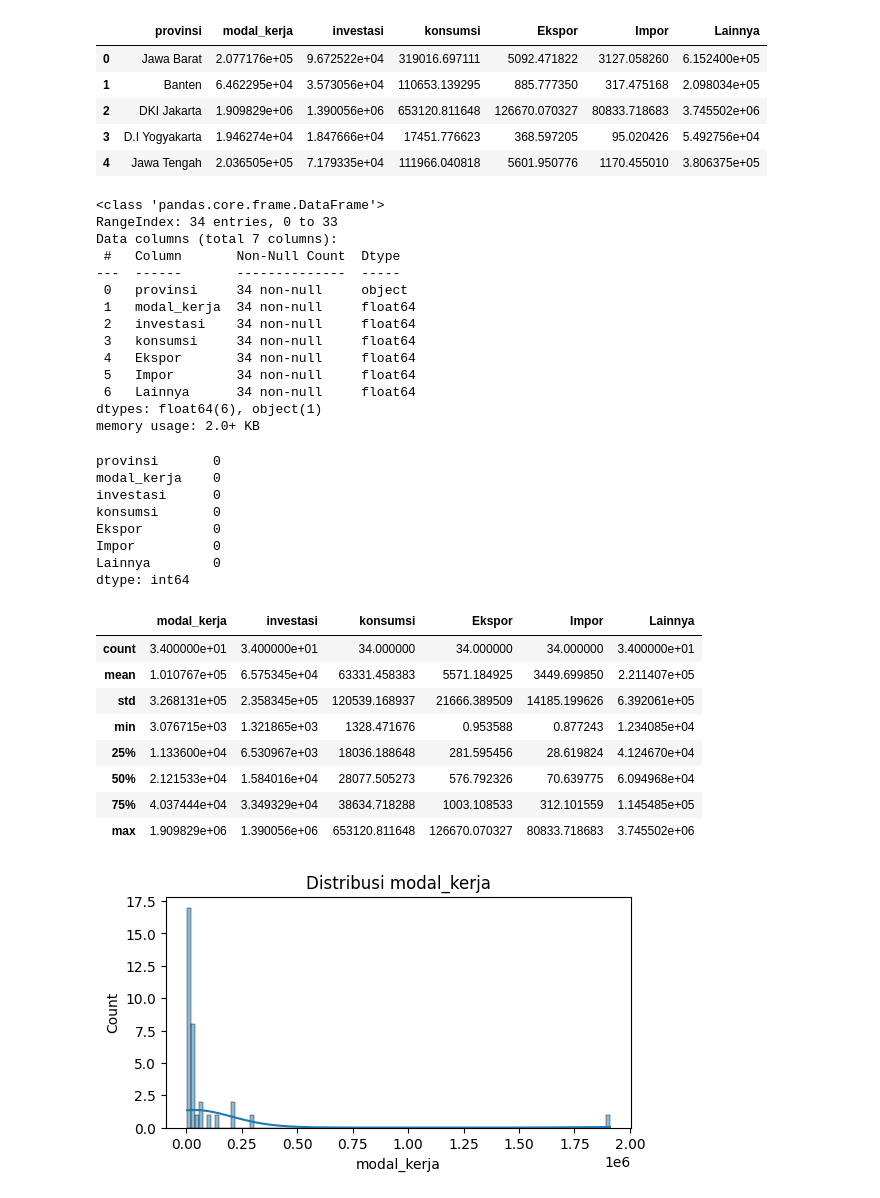
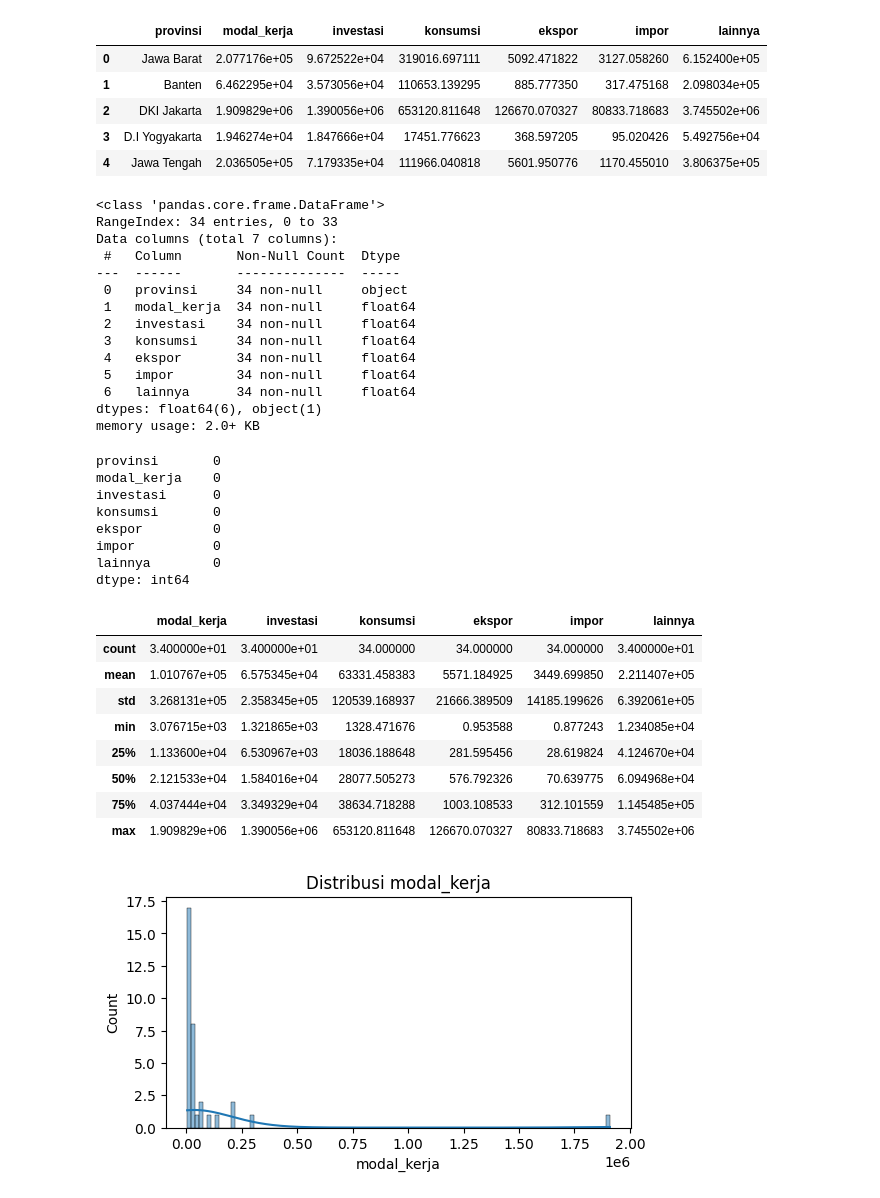
Before and after one commit to weyennn/kredit-segmentasi-abckmeans, a Jupyter notebook: EDA/eksplorasi_data_kredit.ipynb, the cells around one changed output. Cells and saved outputs as stored; diff of their text form; code cells hidden in the pictures.

```diff
--- a/EDA/eksplorasi_data_kredit.ipynb
+++ b/EDA/eksplorasi_data_kredit.ipynb
@@ -1,10 +1,10 @@
 # %%
 # Load Data
 import pandas as pd
-df = pd.read_csv("../data/processed/kredit_jp_op_features.csv")
+df = pd.read_csv("/Users/wayeien/Documents/JOB/Portofolio/github/credit-segmentation-indonesia/data/processed/kredit_jp_op_features.csv")
 df.head()
 # %% [output]
-|  | provinsi | modal_kerja | investasi | konsumsi | Ekspor | Impor | Lainnya |
+|  | provinsi | modal_kerja | investasi | konsumsi | ekspor | impor | lainnya |
 | 0 | Jawa Barat | 2.077176e+05 | 9.672522e+04 | 319016.697111 | 5092.471822 | 3127.058260 | 6.152400e+05 |
 | 1 | Banten | 6.462295e+04 | 3.573056e+04 | 110653.139295 | 885.777350 | 317.475168 | 2.098034e+05 |
 | 2 | DKI Jakarta | 1.909829e+06 | 1.390056e+06 | 653120.811648 | 126670.070327 | 80833.718683 | 3.745502e+06 |
@@ -24,24 +24,24 @@ Data columns (total 7 columns):
  1   modal_kerja  34 non-null     float64
  2   investasi    34 non-null     float64
  3   konsumsi     34 non-null     float64
- 4   Ekspor       34 non-null     float64
- 5   Impor        34 non-null     float64
- 6   Lainnya      34 non-null     float64
+ 4   ekspor       34 non-null     float64
+ 5   impor        34 non-null     float64
+ 6   lainnya      34 non-null     float64
 dtypes: float64(6), object(1)
 memory usage: 2.0+ KB
 provinsi       0
 modal_kerja    0
 investasi      0
 konsumsi       0
-Ekspor         0
-Impor          0
-Lainnya        0
+ekspor         0
+impor          0
+lainnya        0
 dtype: int64
 # %%
 # Statistik Deskriptif
 df.describe()
 # %% [output]
-|  | modal_kerja | investasi | konsumsi | Ekspor | Impor | Lainnya |
+|  | modal_kerja | investasi | konsumsi | ekspor | impor | lainnya |
 | count | 3.400000e+01 | 3.400000e+01 | 34.000000 | 34.000000 | 34.000000 | 3.400000e+01 |
 | mean | 1.010767e+05 | 6.575345e+04 | 63331.458383 | 5571.184925 | 3449.699850 | 2.211407e+05 |
 | std | 3.268131e+05 | 2.358345e+05 | 120539.168937 | 21666.389509 | 14185.199626 | 6.392061e+05 |
```
Also changed, not shown: parts of 3 cells of this notebook, 5 other files.
